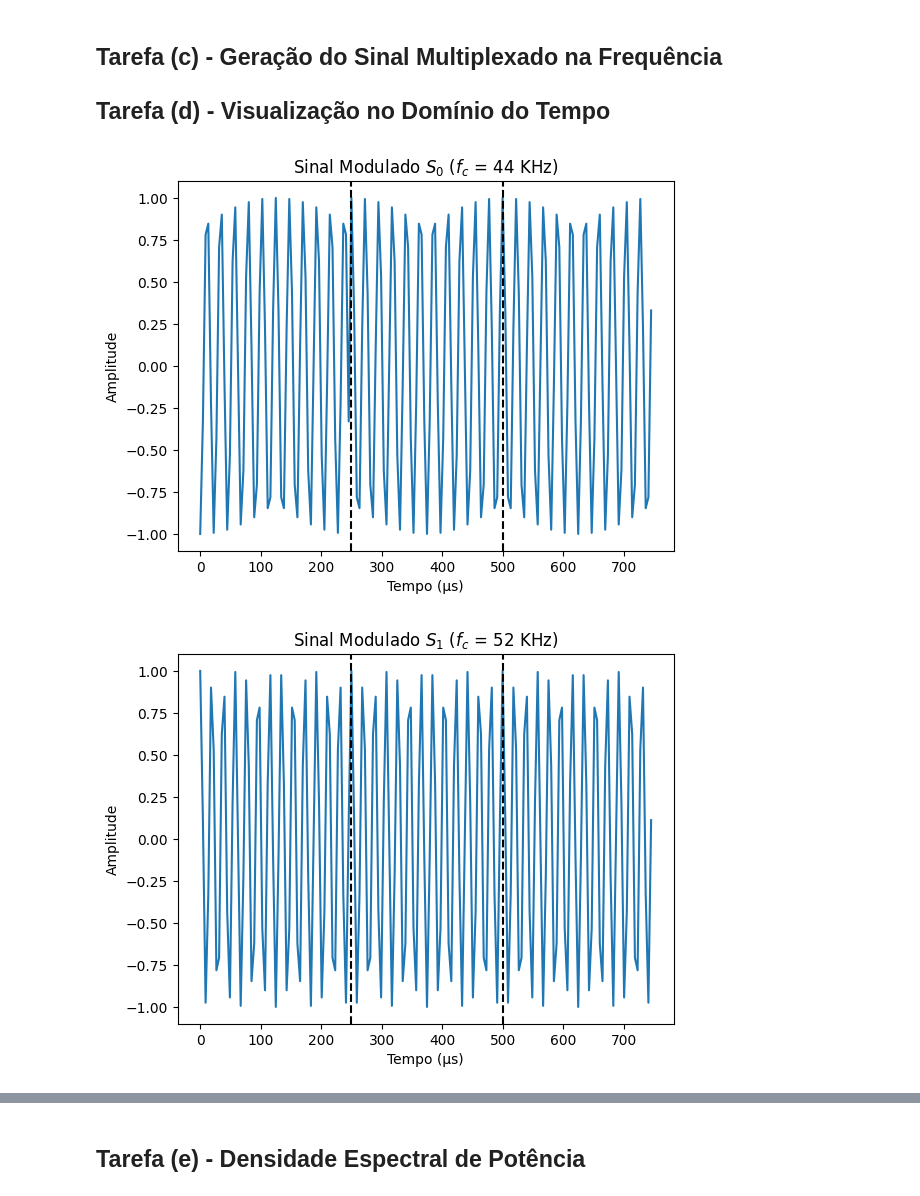
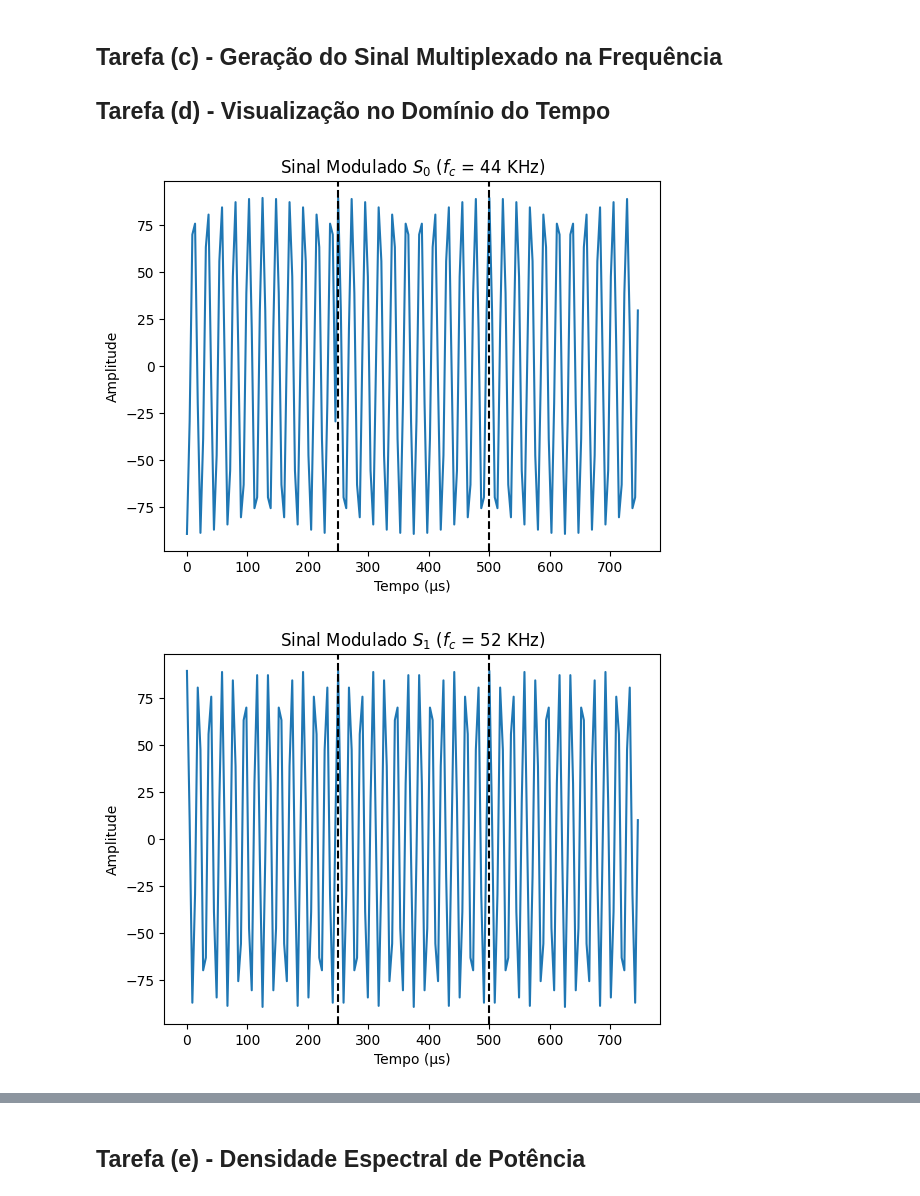
Before and after one commit to vini-fda/EET51_Lab4, a Jupyter notebook: lab4.ipynb, the cells around one changed output, grey strips where cells are left out. Cells and saved outputs as stored; diff of their text form; code cells hidden in the pictures.

```diff
--- a/lab4.ipynb
+++ b/lab4.ipynb
@@ -28,7 +28,7 @@ def generate_2PAM_sequence(bits, Ts, Fa):
     t = np.arange(0, len(bits)*Ts, 1/Fa)
     sinal = np.array([1 if bit else -1 for bit in bits])
     sinal = np.repeat(sinal, Fa*Ts)
-    return t[:len(sinal)], sinal
+    return t[:len(sinal)], sinal*Ts**(-0.5)
 
 Ts = 1/4000  # Largura do pulso
 Fa = 224000  # Frequência de amostragem
@@ -57,31 +57,31 @@ for i, bits in enumerate(bit_sequences):
 ## Tarefa (d) - Visualização no Domínio do Tempo
 # %%
 def modulate_signal(signal, fc, t):
-    """Modula um sinal com uma portadora de frequência fc."""
-    return signal * np.cos(2 * np.pi * fc * t)
+    """Modula um sinal com uma portadora de frequência fc - 2-PAM em banda passante."""
+    return signal * np.cos(2 * np.pi * fc * t) * np.sqrt(2)
 
 fc_values = [44000, 52000, 60000, 68000]
 multiplexed_fdm_signal = np.zeros_like(modulated_signals[0], dtype=float)
 
 for i, (signal, fc) in enumerate(zip(modulated_signals, fc_values)):
     modulated_signal = modulate_signal(signal, fc, t)
     multiplexed_fdm_signal += modulated_signal
 
     # Plot do sinal modulado individualmente
     plt.plot(1e6 * t[:int(3*Fa*Ts)], modulated_signal[:int(3*Fa*Ts)])
     plt.axvline(Ts * 1e6, color='k', linestyle='--')
     plt.axvline(2 * Ts * 1e6, color='k', linestyle='--')
     plt.xlabel('Tempo (μs)')
     plt.ylabel('Amplitude')
     plt.title(f'Sinal Modulado $S_{i}$ ($f_c$ = {int(fc/1e3)} KHz)')
     plt.show()
 
 # Plot do sinal multiplexado FDM
 plt.plot(1e6 * t[:int(3*Fa*Ts)], multiplexed_fdm_signal[:int(3*Fa*Ts)])
 plt.xlabel('Tempo (μs)')
 plt.ylabel('Amplitude')
 plt.title('Sinal FDM Multiplexado')
 plt.show()
 # %% [output]
-[figure, old version]
+[figure, new version]
-[figure, old version]
+[figure, new version]
```
Also changed, not shown: parts of 14 cells of this notebook.
